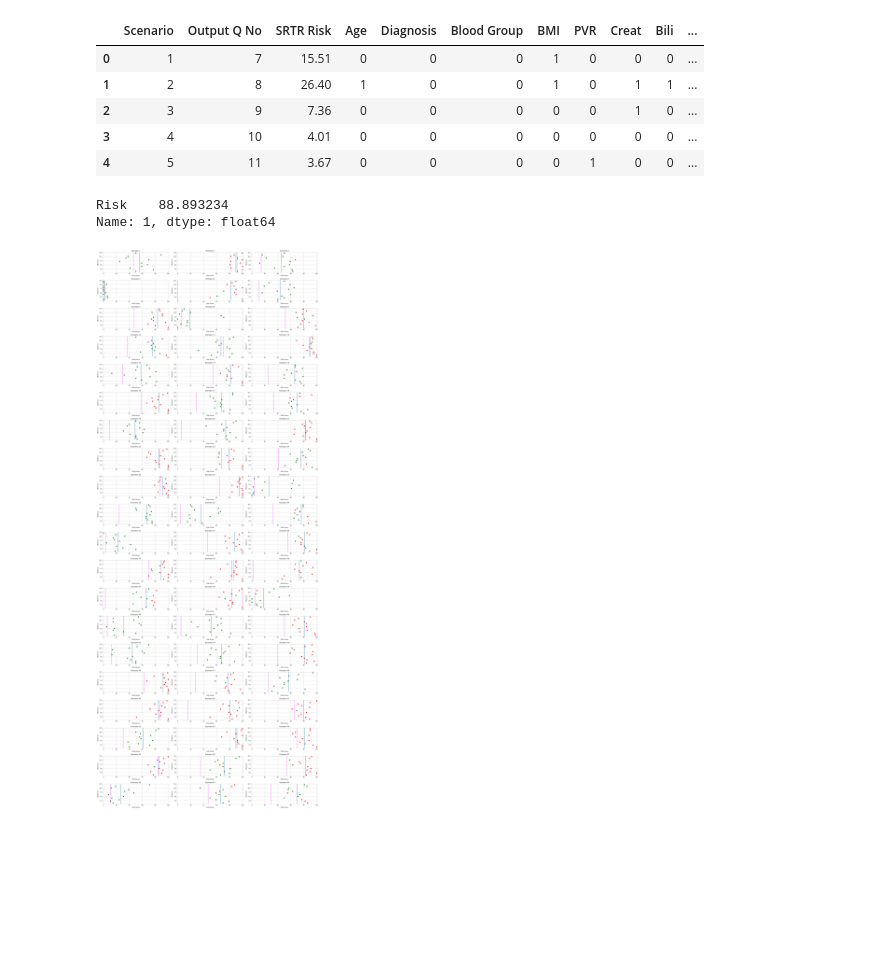
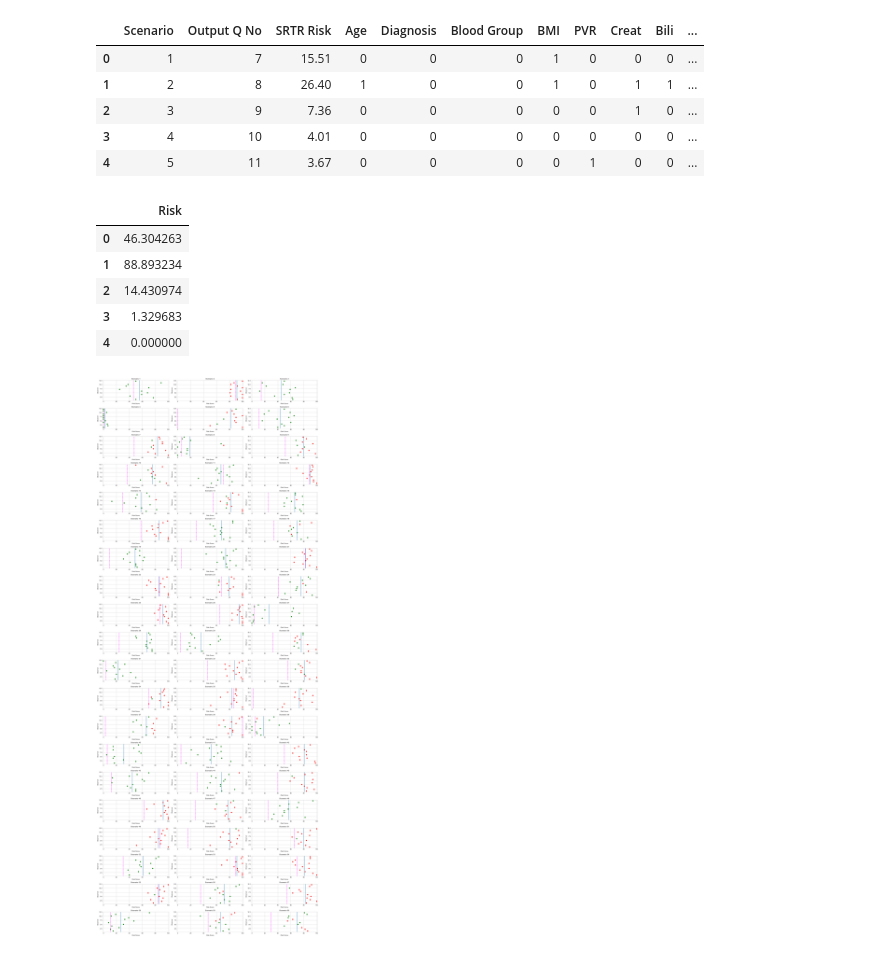
Before and after one commit to peterjmartinson/heart-survey, a Jupyter notebook: Survey.ipynb, the cells around one changed output. Saved outputs shown, nothing was run; the diff lists cells and outputs as text; code cells hidden in the pictures; blank space fills up the shorter version.

```diff
--- a/Survey.ipynb
+++ b/Survey.ipynb
@@ -116,13 +116,17 @@ survey_key.head()
 # %%
 from sklearn.preprocessing import MinMaxScaler
 srtr_risk = pd.DataFrame(survey_key["SRTR Risk"])
 scaler = MinMaxScaler(feature_range=(0,100))
 scaled_srtr_risk = scaler.fit_transform(srtr_risk)
 scaled_srtr_risk = pd.DataFrame(scaled_srtr_risk, columns=['Risk'])
-scaled_srtr_risk.iloc[1]
+scaled_srtr_risk.head()
 # %% [output]
-Risk    88.893234
-Name: 1, dtype: float64
+|  | Risk |
+| 0 | 46.304263 |
+| 1 | 88.893234 |
+| 2 | 14.430974 |
+| 3 | 1.329683 |
+| 4 | 0.000000 |
 # %%
 ## Plot the results of each scenario plus their mean
 
```
Also changed, not shown: 1 other file.
